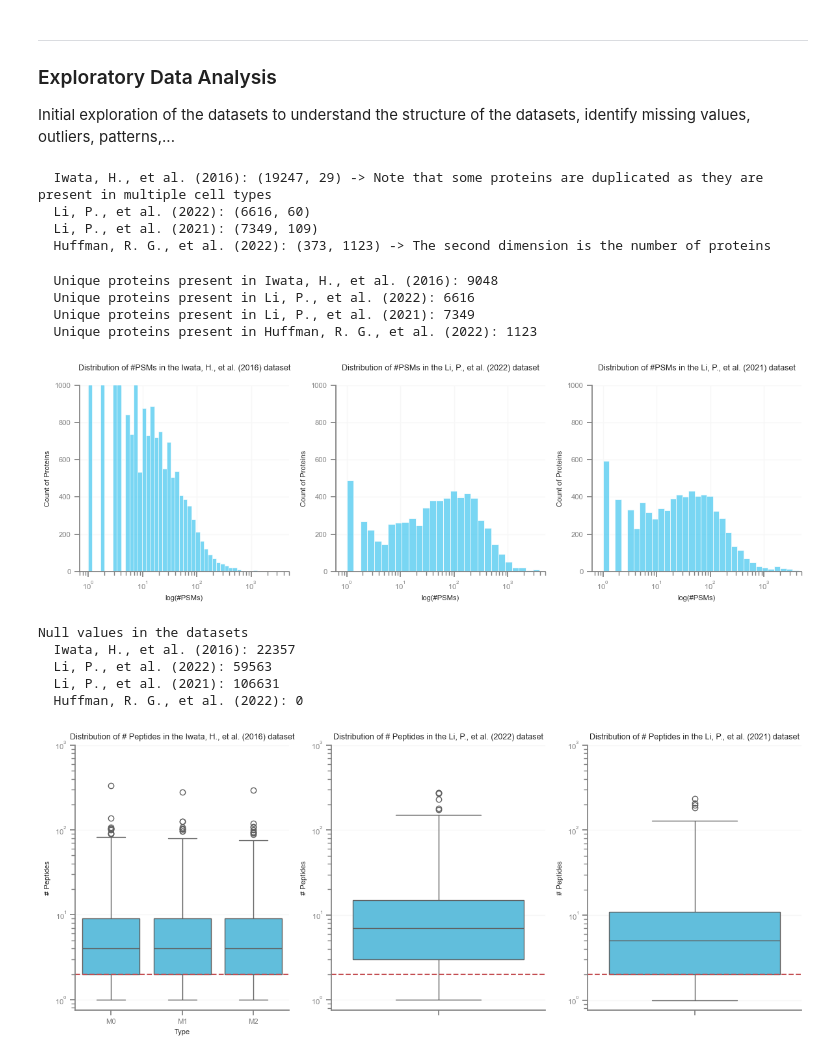
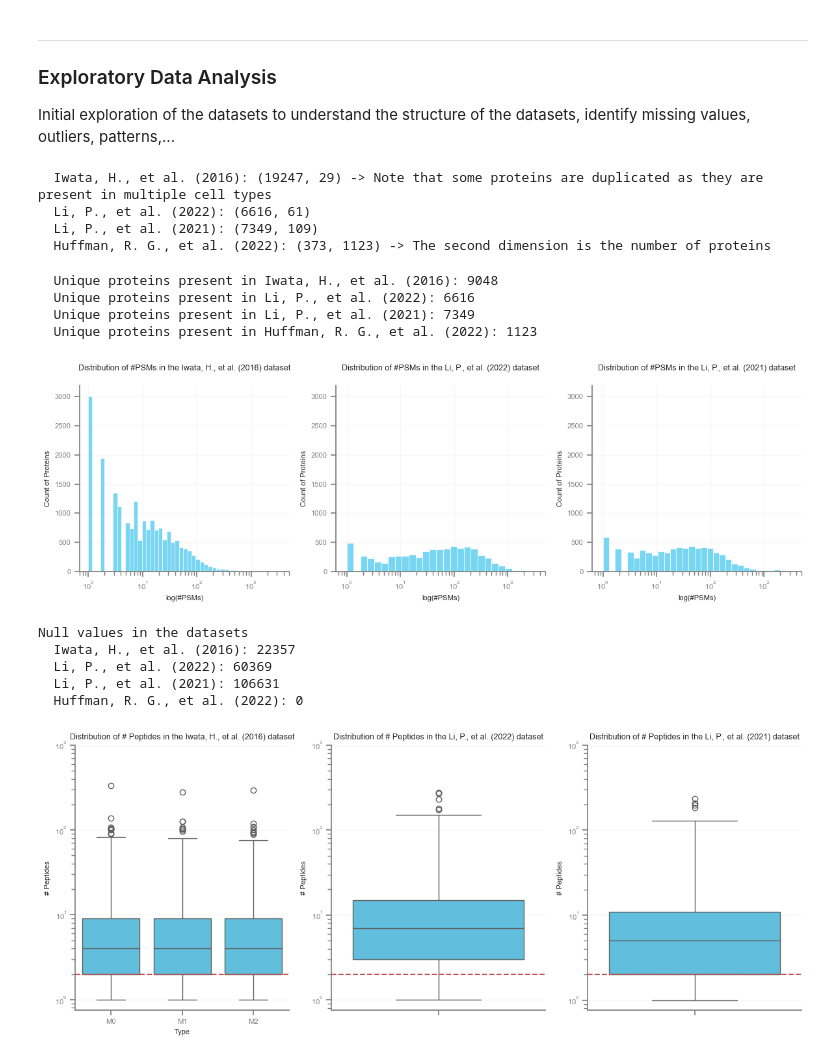
Before and after one commit to powwowath/pyMSpro, a Jupyter notebook: 00_workflow_META-ANALYSIS.ipynb, the cells around one changed output. Drawn from its saved outputs; the diff is of its cells as text; code cells hidden in the pictures.

```diff
--- a/00_workflow_META-ANALYSIS.ipynb
+++ b/00_workflow_META-ANALYSIS.ipynb
@@ -273,9 +273,10 @@ groupM2 = ['Abundances (Grouped): M2a', 'Abundances (Grouped): M2b', 'Abundances
 df_2022_pengfei["Abundances (Grouped): M2"] = df_2022_pengfei[groupM2].mean(axis=1)
 
 groupM2 = ['Abundance Ratio: (M2a) / (M1)', 'Abundance Ratio: (M2b) / (M1)', 'Abundance Ratio: (M2c) / (M1)', 'Abundance Ratio: (M2d) / (M1)']
-df_2022_pengfei["Abundance Ratio: (M2 / M1)"] = df_2022_pengfei[groupM2].mean(axis=1)
+df_2022_pengfei["Abundance Ratio: (M2) / (M1)"] = df_2022_pengfei[groupM2].mean(axis=1)
 groupM2 = ['Abundance Ratio: (M2a) / (M0)', 'Abundance Ratio: (M2b) / (M0)', 'Abundance Ratio: (M2c) / (M0)', 'Abundance Ratio: (M2d) / (M0)']
 df_2022_pengfei["Abundance Ratio: (M2) / (M0)"] = df_2022_pengfei[groupM2].mean(axis=1)
+
 df_2022_pengfei["Abundance Ratio: (M1) / (M0)"] = df_2022_pengfei["Abundance Ratio: (M2) / (M0)"] / df_2022_pengfei["Abundance Ratio: (M2) / (M1)"]
 # %% [markdown]
 ---
@@ -408,7 +409,7 @@ print("  Li, P., et al. (2021):", df_2021_pengfei.shape)
 print("  Huffman, R. G., et al. (2022):", df_huffman_adata.shape,"-> The second dimension is the number of proteins")
 # %% [output]
   Iwata, H., et al. (2016): (19247, 29) -> Note that some proteins are duplicated as they are present in multiple cell types
-  Li, P., et al. (2022): (6616, 60)
+  Li, P., et al. (2022): (6616, 61)
   Li, P., et al. (2021): (7349, 109)
   Huffman, R. G., et al. (2022): (373, 1123) -> The second dimension is the number of proteins
 # %%
@@ -425,28 +426,28 @@ print("  Unique proteins present in Huffman, R. G., et al. (2022):", df_huffman_
 # %%
 # Distribution of # PSMs for each dataset for exp1, exp2, exp3.
 fig, ax = plt.subplots(1, 3, figsize=(12, 4))
 sns.histplot(df_2016_iwata["# PSMs"], log_scale=True, ax=ax[0])
 sns.histplot(df_2022_pengfei["# PSMs"], log_scale=True, ax=ax[1])
 sns.histplot(df_2021_pengfei["# PSMs"], log_scale=True, ax=ax[2])
 ax[0].set_title("Distribution of #PSMs in the Iwata, H., et al. (2016) dataset\n")
 ax[1].set_title("Distribution of #PSMs in the Li, P., et al. (2022) dataset\n")
 ax[2].set_title("Distribution of #PSMs in the Li, P., et al. (2021) dataset\n")
 ax[0].set_xlim([0, 5000])
-ax[0].set_ylim([0, 1000])
+ax[0].set_ylim([0, 3200])
 ax[1].set_xlim([0, 5000])
-ax[1].set_ylim([0, 1000])
+ax[1].set_ylim([0, 3200])
 ax[2].set_xlim([0, 5000])
-ax[2].set_ylim([0, 1000])
+ax[2].set_ylim([0, 3200])
 ax[0].set_ylabel("Count of Proteins")
 ax[1].set_ylabel("Count of Proteins")
 ax[2].set_ylabel("Count of Proteins")
 ax[0].set_xlabel("log(#PSMs)")
 ax[1].set_xlabel("log(#PSMs)")
 ax[2].set_xlabel("log(#PSMs)")
 plt.tight_layout()
 plt.show()
 # %% [output]
-[figure, old version]
+[figure, new version]
 # %%
 # check null values
 print("Null values in the datasets")
@@ -457,7 +458,7 @@ print("  Huffman, R. G., et al. (2022):", np.isnan(df_huffman_adata.X).sum())
 # %% [output]
 Null values in the datasets
   Iwata, H., et al. (2016): 22357
-  Li, P., et al. (2022): 59563
+  Li, P., et al. (2022): 60369
   Li, P., et al. (2021): 106631
   Huffman, R. G., et al. (2022): 0
 # %%
```
Also changed, not shown: parts of 32 cells of this notebook.
